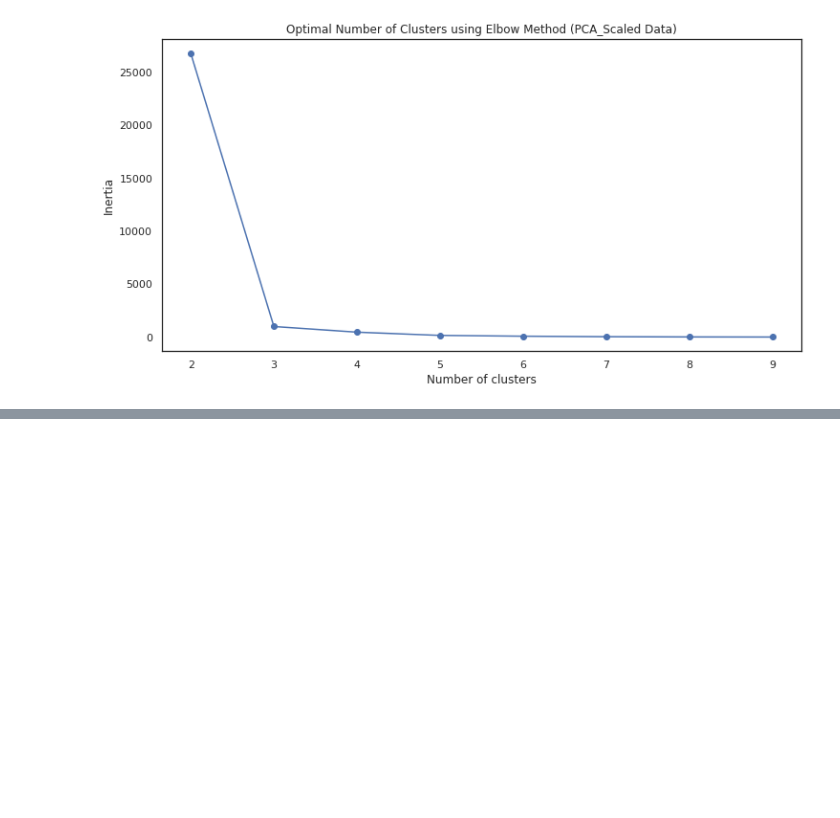
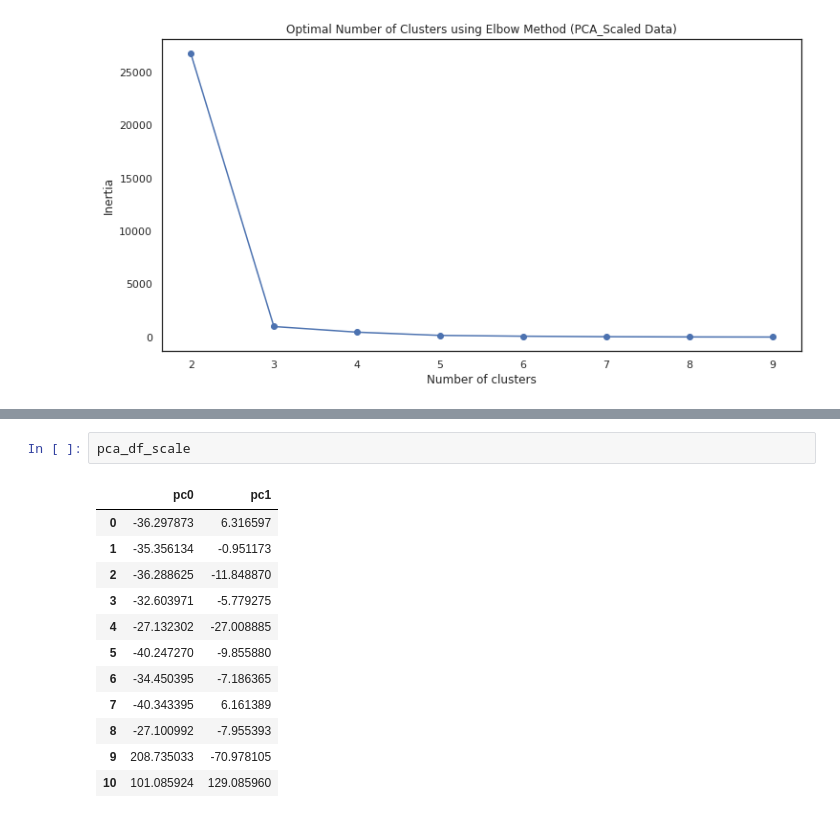
Before and after one commit to mhilmiasyrofi/attack-analysis, a Jupyter notebook: cifar10/clustering-analysis-bot.ipynb, the cells around one changed output, grey strips where cells are left out. Saved outputs shown, nothing was run; the diff lists cells and outputs as text; blank space fills up the shorter version.

```diff
--- a/cifar10/cosine-simmilarity.ipynb
+++ b/cifar10/clustering-analysis-bot.ipynb
@@ -665,5 +577,20 @@ KMeans PCA Scaled Silhouette Score: 0.40606748625184946
 Cluster :  {0: ['autoattack', 'autopgd', 'bim', 'cw', 'pgd', 'deepfool', 'newtonfool', 'squareattack'], 3: ['fgsm'], 1: ['pixelattack'], 2: ['spatialtransformation']}
 Centroid :  ['autopgd', 'pixelattack', 'spatialtransformation', 'fgsm']
 autopgd_pixelattack_spatialtransformation_fgsm
+# %%
+pca_df_scale
+# %% [output]
+|  | pc0 | pc1 |
+| 0 | -36.297873 | 6.316597 |
+| 1 | -35.356134 | -0.951173 |
+| 2 | -36.288625 | -11.848870 |
+| 3 | -32.603971 | -5.779275 |
+| 4 | -27.132302 | -27.008885 |
+| 5 | -40.247270 | -9.855880 |
+| 6 | -34.450395 | -7.186365 |
+| 7 | -40.343395 | 6.161389 |
+| 8 | -27.100992 | -7.955393 |
+| 9 | 208.735033 | -70.978105 |
+| 10 | 101.085924 | 129.085960 |
 # %%
 plt.figure(figsize = (10,10))
```
Also changed, not shown: parts of 24 cells of this notebook.
